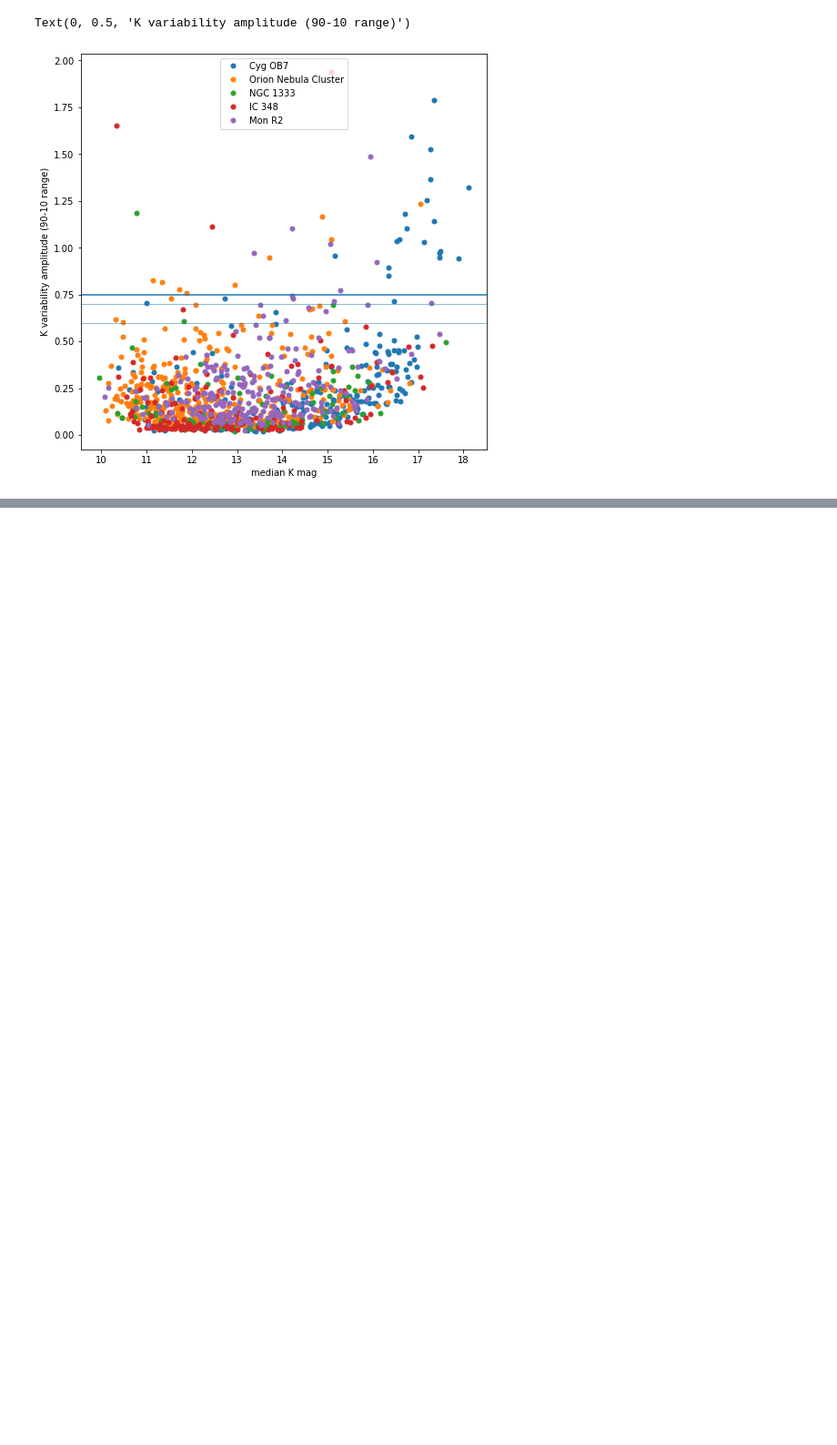
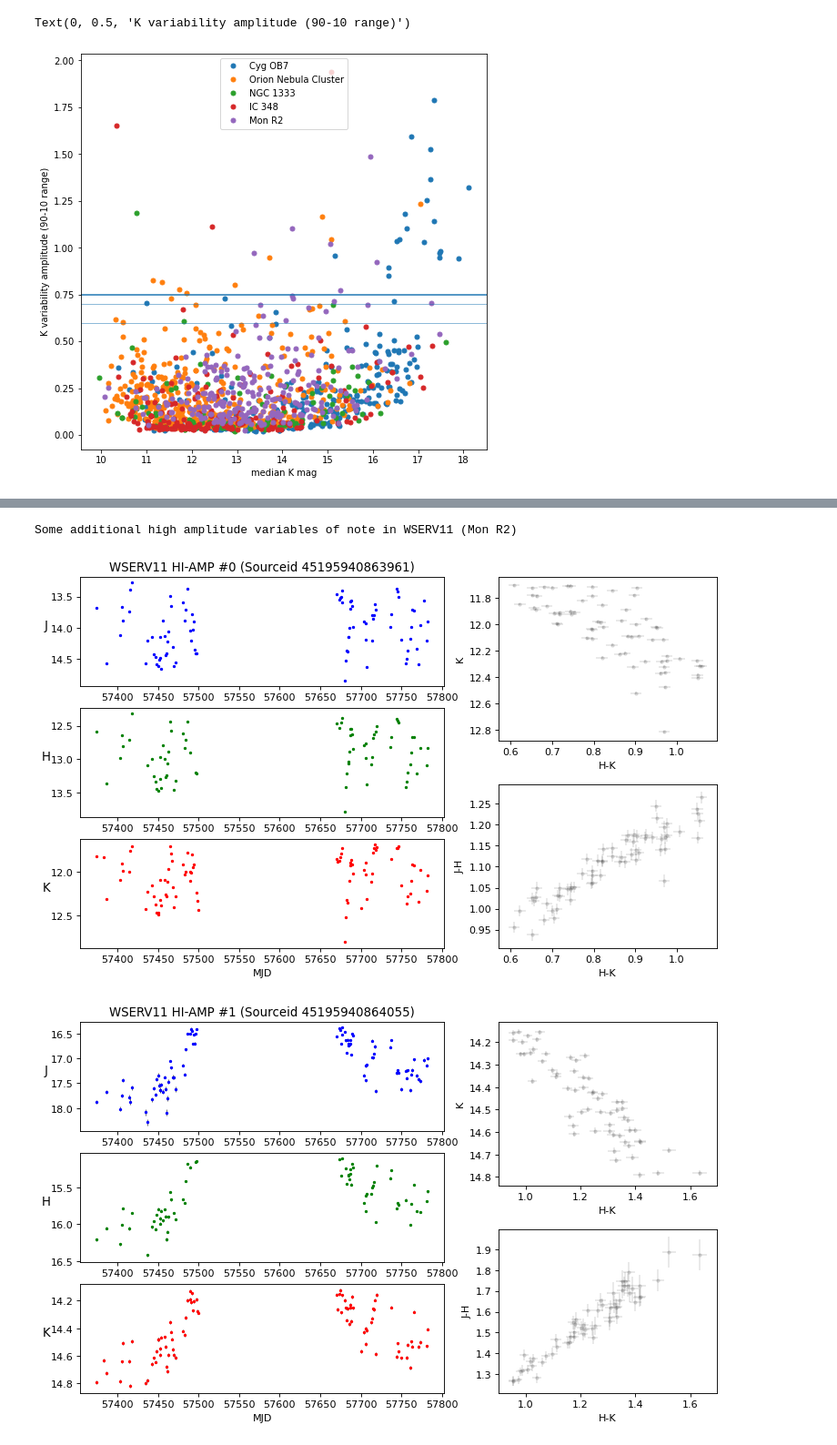
Before and after one commit to tomr-stargazer/public_notebooks, a Jupyter notebook: Exploring High-Amplitude Variables.ipynb, the cells around one changed output, grey strips where cells are left out. Shown at 91% size. Drawn from its saved outputs; the diff is of its cells as text; code cells hidden in the pictures; blank space fills up the shorter version.

```diff
--- a/Exploring High-Amplitude Variables.ipynb
+++ b/Exploring High-Amplitude Variables.ipynb
@@ -142,3 +161,51 @@ WSERV1 has 19 high-amplitude variables (>1.0 mag)
 [figure]
 [figure]
 ... (51 outputs left out)
+# %%
+
+for wserv, n_min, n_max, S in list(zip(wserv_ids, n_min_list, n_max_list, min_Stetson_list)):
+
+    if wserv != 11:
+        continue
+
+    ds = spread[f'wserv{wserv}']
+    dat = phot_grouped[f'wserv{wserv}']
+
+    q0 = sq0(ds, n_min, n_max)
+    q1 = sq1(ds, n_min, n_max)
+    q2 = sq2(ds, n_min, n_max)
+
+    v0 = sq0_variables(ds, n_min, n_max, Stetson_cutoff=S)
+    v1 = sq1_variables(ds, n_min, n_max, Stetson_cutoff=S)
+    v2 = sq2_variables(ds, n_min, n_max, Stetson_cutoff=S)
+
+    hi_amp = 1.0
+
+    krange = ds['range_9010']['KAPERMAG3']
+    hrange = ds['range_9010']['HAPERMAG3']
+    jrange = ds['range_9010']['JAPERMAG3']
+
+    h = ds['median']['HAPERMAG3']
+    k = ds['median']['KAPERMAG3']
+    hmk = h-k
+
+    # high-amps
+    ha_2 = q1 & ~v1 & ((jrange > hi_amp) | (hrange > hi_amp) | (krange > hi_amp))
+
+    sourceids = ds[ha_2].index
+
+    print("Some additional high amplitude variables of note in WSERV11 (Mon R2)")
+
+    for i, sid in enumerate(sourceids):
+
+        fig_lc = simple_lc(dat, sid)
+        fig_lc.ax_j.set_title(f"WSERV{wserv} HI-AMP #{i} (Sourceid {sid})")
+
+        fig_lc.savefig(f"HA_lcs_v1/WSERV{wserv}_HA{i}_sid{sid}.png")
+
+
+    plt.show()
+# %% [output]
+Some additional high amplitude variables of note in WSERV11 (Mon R2)
+[figure, added]
+[figure, added]
```
Also changed, not shown: parts of 3 cells of this notebook.
